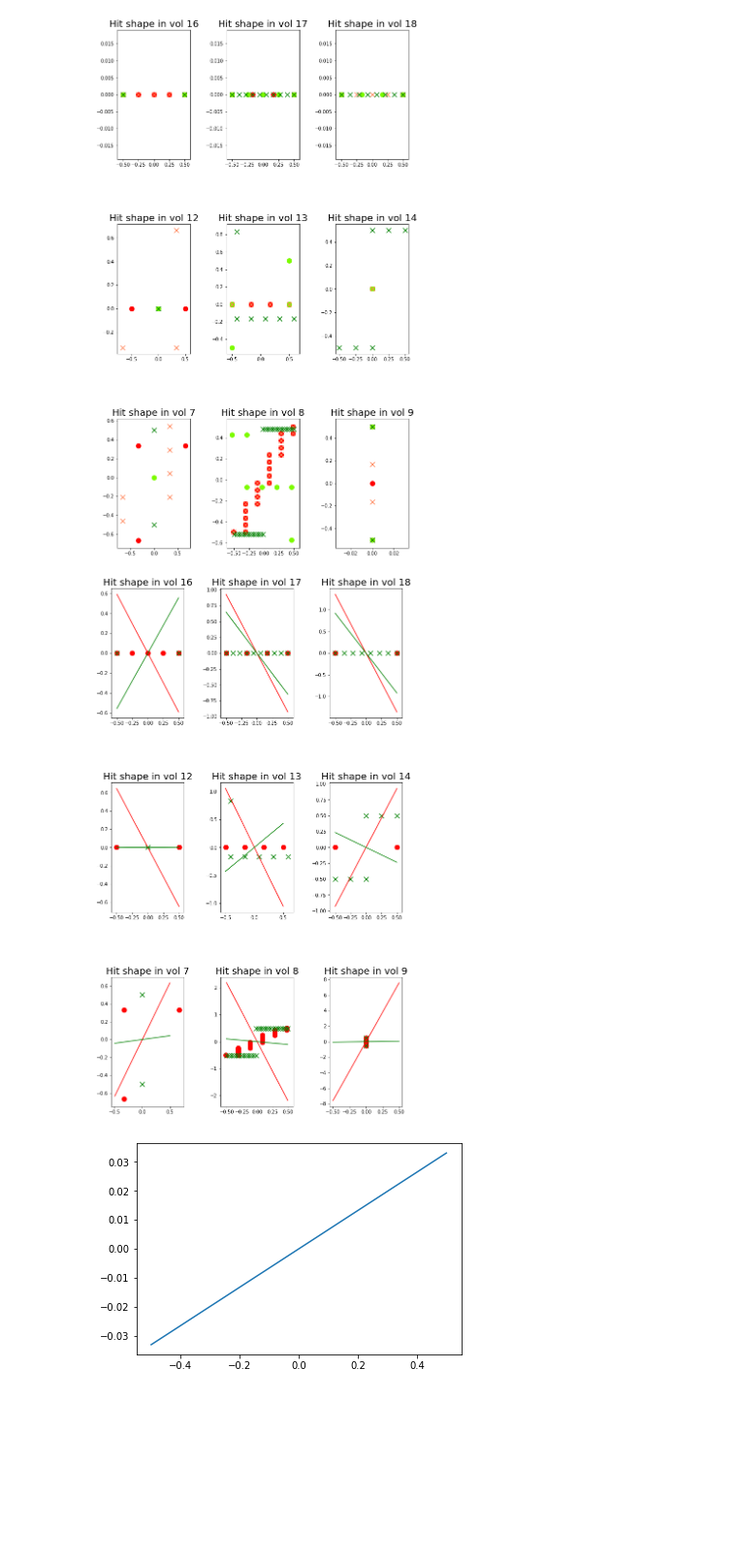
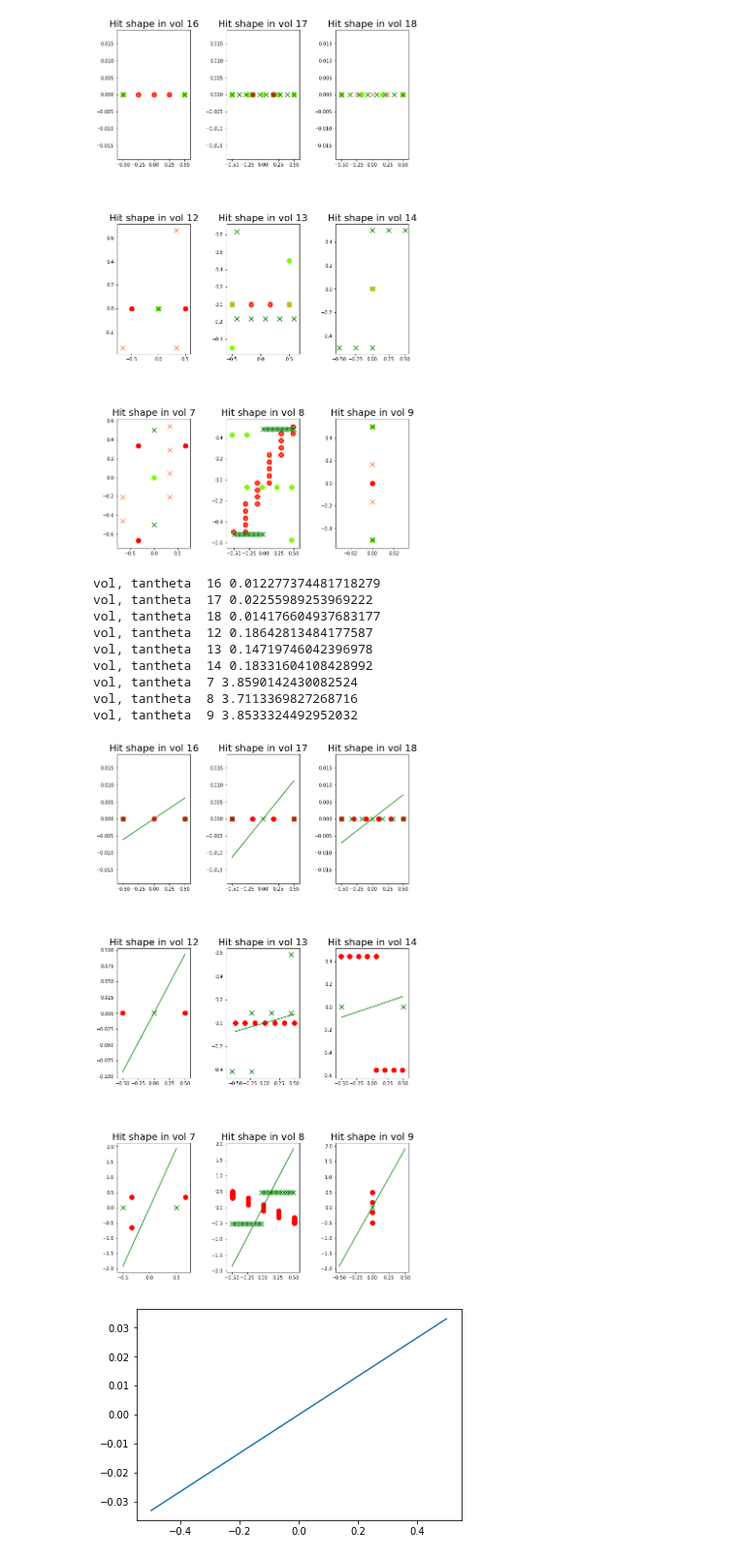
Before and after one commit to jxi24/TrackML, a Jupyter notebook: ShitHit.ipynb, the cells around one changed output. Shown at 97% size. Cells and saved outputs as stored; diff of their text form; code cells hidden in the pictures; blank space fills up the shorter version.

```diff
--- a/ShitHit.ipynb
+++ b/ShitHit.ipynb
@@ -107,0 +108,14 @@ hitvols[0][1]
+# %%
+def truthmom_to_ch(tpx, tpy, tpz, vol, layer, mod):
+    temparray = np.array(detector.loc[(detector['volume_id'] == vol) & (detector['layer_id'] == layer) & (detector['module_id'] == mod)])[0]
+    rot = np.transpose(np.array([[temparray[6],temparray[7],temparray[8]],
+                    [temparray[9],temparray[10],temparray[11]],
+                    [temparray[12],temparray[13],temparray[14]]
+                   ]))
+    pitchu, pitchv = temparray[-2], temparray[-1]
+    humin, humax, hv = temparray[16], temparray[17], temparray[18]
+    u, v, w = rot.dot(np.array([tpx,tpy,tpz]))
+    ch1 = (v + hv)/pitchv - 0.5
+    huv = (humin * (hv + v) + humax * (hv - v))/(2. * hv)
+    ch0 = (u + huv)/pitchu -0.5
+    return ch0,ch1
@@ -422,45 +438,68 @@ plt.show()
 # %% [output]
 [figure]
 # %%
-cellstemp =cells.merge(df)
+cellstemp = cells.merge(df)
 volidlist = [16,17,18,12,13,14,7,8,9]
 colbad=['red','coral','orange']
 colgood=['lawngreen','green','turquoise']
 markers=['o','x','v']
 counter = 0
 plt.figure(1,figsize=(10,18))
 for volid in volidlist:
     counter += 1
-    badhitid =np.array(cellstemp[(cellstemp['volume_id'] == volid) & (cellstemp['particle_id'] == 0)]['hit_id'])[1]
-    goodhitid=np.array(cellstemp[(cellstemp['volume_id'] == volid) & (cellstemp['particle_id'] != 0)]['hit_id'])[7]
+    badhitid =np.array(cellstemp[(cellstemp['volume_id'] == volid) & (cellstemp['particle_id'] == 0)]['hit_id'])[60]
+    goodhitid=np.array(cellstemp[(cellstemp['volume_id'] == volid) & (cellstemp['particle_id'] != 0)]['hit_id'])[17]
+
     plt.subplot(3,3,counter)
     x=np.array(cellstemp[(cellstemp['volume_id'] == volid) & (cellstemp['hit_id'] == badhitid)]['ch0'])
     y=np.array(cellstemp[(cellstemp['volume_id'] == volid) & (cellstemp['hit_id'] == badhitid)]['ch1'])
+    layerid = np.array(cellstemp[(cellstemp['volume_id'] == volid) & (cellstemp['hit_id'] == badhitid)]['layer_id'])[0]
+    modid = np.array(cellstemp[(cellstemp['volume_id'] == volid) & (cellstemp['hit_id'] == badhitid)]['module_id'])[0]
     xrescale = (x - np.mean(x))/max([1,max(x)-min(x)])
     yrescale = (y - np.mean(y))/max([1,max(y)-min(y)])
-    tpx=np.array(truth[truth['hit_id']==badhitid]['tpx'])[0]
-    tpy=np.array(truth[truth['hit_id']==badhitid]['tpy'])[0]
-    tantheta = tpy/tpx
+#     tpx=np.array(truth[truth['hit_id']==badhitid]['tpx'])[0]
+#     tpy=np.array(truth[truth['hit_id']==badhitid]['tpy'])[0]
+#     tpz=np.array(truth[truth['hit_id']==badhitid]['tpz'])[0]
+
+#     ch0,ch1 = truthmom_to_ch(tpx, tpy, tpz, volid, layerid, modid)
+# #    print 'bad ', ch0, ch1
+#     tantheta = ch1/ch0
+
     plt.title('Hit shape in ' + 'vol ' + str(volid),fontsize=20)
     plt.scatter(xrescale,yrescale,color = colbad[0],marker = markers[0],s=100)
-    plt.plot([-0.5,0.5],[-0.5 * tantheta,0.5*tantheta],color = colbad[0])
+#    plt.plot([-0.5,0.5],[-0.5 * tantheta,0.5*tantheta],color = colbad[0])
     x=np.array(cellstemp[(cellstemp['volume_id'] == volid) & (cellstemp['hit_id'] == goodhitid)]['ch0'])
     y=np.array(cellstemp[(cellstemp['volume_id'] == volid) & (cellstemp['hit_id'] == goodhitid)]['ch1'])
+    layerid = np.array(cellstemp[(cellstemp['volume_id'] == volid) & (cellstemp['hit_id'] == goodhitid)]['layer_id'])[0]
+    modid = np.array(cellstemp[(cellstemp['volume_id'] == volid) & (cellstemp['hit_id'] == goodhitid)]['module_id'])[0]
     xrescale = (x - np.mean(x))/max([1,max(x)-min(x)])
     yrescale = (y - np.mean(y))/max([1,max(y)-min(y)])
     tpx=np.array(truth[truth['hit_id']==goodhitid]['tpx'])[0]
     tpy=np.array(truth[truth['hit_id']==goodhitid]['tpy'])[0]
-    tantheta = tpy/tpx
+    tpz=np.array(truth[truth['hit_id']==goodhitid]['tpz'])[0]
+    ch0,ch1 = truthmom_to_ch(tpx, tpy, tpz, volid, layerid, modid)
+#    print 'good ', ch0, ch1
+    tantheta = ch1/ch0
+    print "vol, tantheta ", volid, tantheta
     plt.plot([-0.5,0.5],[-0.5 * tantheta,0.5*tantheta],color = colgood[1])
     plt.scatter(xrescale,yrescale,color = colgood[1],marker = markers[1],s=100)
 
 
 
 
 plt.subplots_adjust(top=0.92, bottom=0.08, left=0.10, right=0.95, hspace=0.5, wspace=0.5)
 plt.show()
 # %% [output]
+vol, tantheta  16 0.012277374481718279
+vol, tantheta  17 0.02255989253969222
+vol, tantheta  18 0.014176604937683177
+vol, tantheta  12 0.18642813484177587
+vol, tantheta  13 0.14719746042396978
+vol, tantheta  14 0.18331604108428992
+vol, tantheta  7 3.8590142430082524
+vol, tantheta  8 3.7113369827268716
+vol, tantheta  9 3.8533324492952032
-[figure, old version]
+[figure, new version]
 # %%
 tpx=np.array(truth[truth['hit_id']==badhitid]['tpx'])[0]
 tpy=np.array(truth[truth['hit_id']==badhitid]['tpy'])[0]
```
Also changed, not shown: parts of 3 cells of this notebook.
